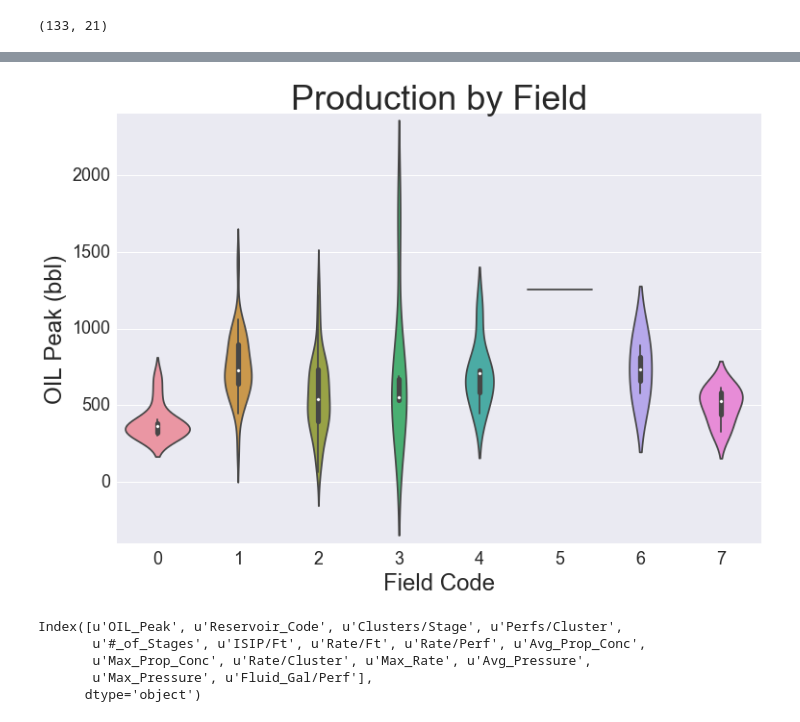
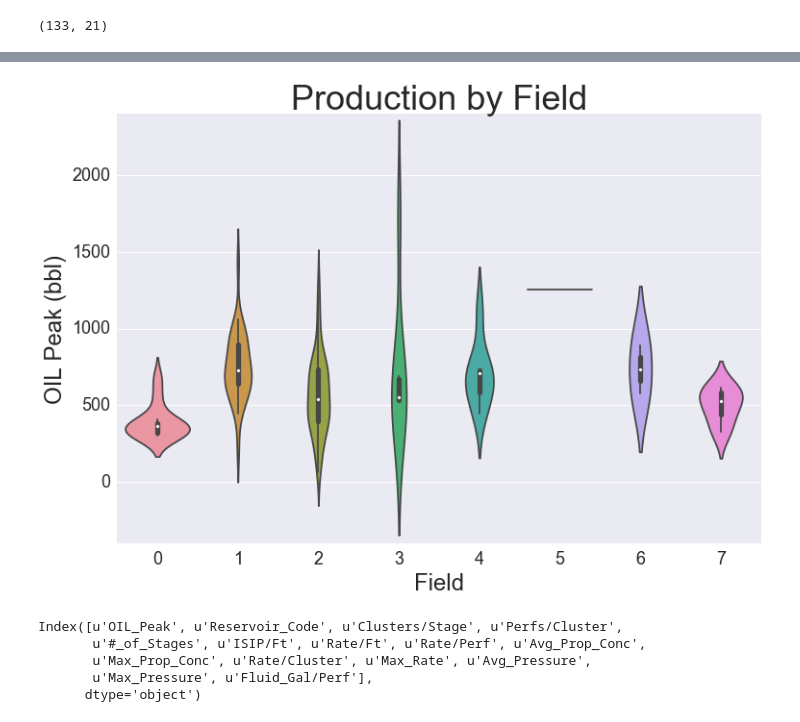
Before and after one commit to jpgrana/bayesian-approach-predicting-well-production, a Jupyter notebook: notebooks/model_reservoir.ipynb, the cells around one changed output, grey strips where cells are left out. Drawn from its saved outputs; the diff is of its cells as text; code cells hidden in the pictures.

```diff
--- a/notebooks/model_reservoir.ipynb
+++ b/notebooks/model_reservoir.ipynb
@@ -58,8 +58,8 @@ y_plot = pd.concat((y_train, X_train['Reservoir_Code']), axis=1)
 fig = plt.figure(figsize=(12,8))
 ax = fig.add_subplot(111)
 sns.violinplot(y_plot['OIL_Peak'], groupby=y_plot['Reservoir_Code'])
-ax.set_title('Production by Reservoir', fontsize=36)
-ax.set_xlabel('Reservoir Code', fontsize=24)
+ax.set_title('Production by Reservoir Zone', fontsize=36)
+ax.set_xlabel('Reservoir Zone', fontsize=24)
 ax.set_ylabel('OIL Peak (bbl)', fontsize=24)
 ax.set_ylim([-200, 2000])
 c1 = ml.Line2D(range(1), range(1), color="white", marker='o',markerfacecolor="darkslateblue", markersize=18)
@@ -76,5 +76,5 @@ for tick in ax.xaxis.get_major_ticks():
 for tick in ax.yaxis.get_major_ticks():
     tick.label.set_fontsize(font_size)
     tick.label.set_fontname(font_name)
-# plt.savefig('../other/figures/reservoir_violinplot', dpi=400)
+# plt.savefig('../../other/figures/reservoir_violinplot', dpi=400)
 # %% [output]
@@ -82,23 +82,23 @@ for tick in ax.yaxis.get_major_ticks():
 # %%
 y_plot = pd.concat((y_train, X_train['Field_Code']), axis=1)
 fig = plt.figure(figsize=(12,8))
 ax = fig.add_subplot(111)
 sns.violinplot(y_plot['OIL_Peak'], groupby=y_plot['Field_Code'])
 ax.set_title('Production by Field', fontsize=36)
-ax.set_xlabel('Field Code', fontsize=24)
+ax.set_xlabel('Field', fontsize=24)
 ax.set_ylabel('OIL Peak (bbl)', fontsize=24)
 ax.set_ylim([-400, 2400])
 font_size = 18
 font_name = 'sans'
 for tick in ax.xaxis.get_major_ticks():
     tick.label.set_fontsize(font_size)
     tick.label.set_fontname(font_name)
 for tick in ax.yaxis.get_major_ticks():
     tick.label.set_fontsize(font_size)
     tick.label.set_fontname(font_name)
-# plt.savefig('../other/figures/field_violinplot', dpi=400)
+# plt.savefig('../../other/figures/field_violinplot', dpi=400)
 # %% [output]
-[figure, old version]
+[figure, new version]
 # %%
 def standardize_2sd(df):
     return (df - df.mean(0)) / (2 * df.std(0))
```
Also changed, not shown: parts of 2 cells of this notebook, 10 other files.
